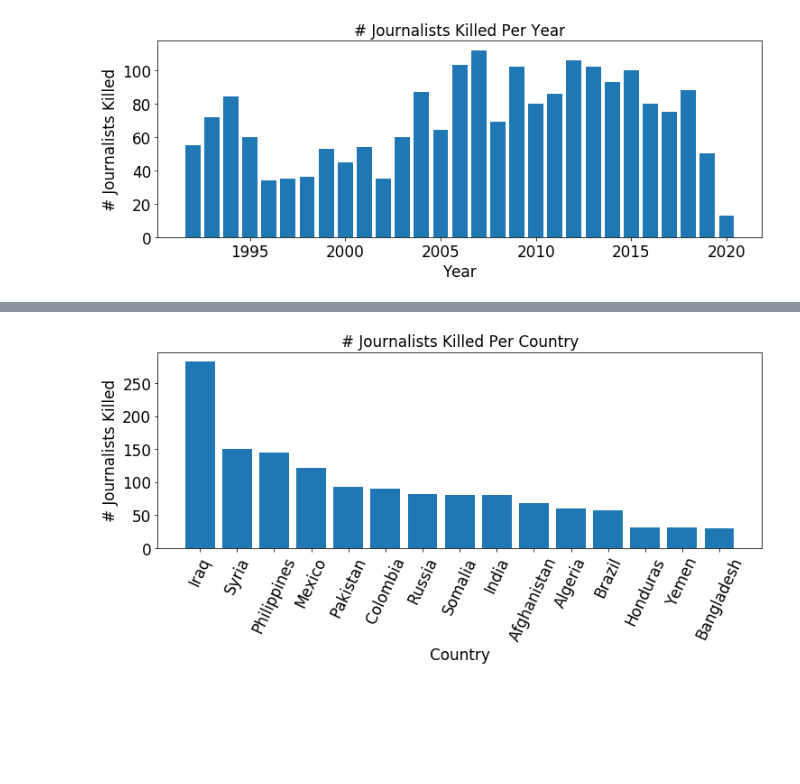
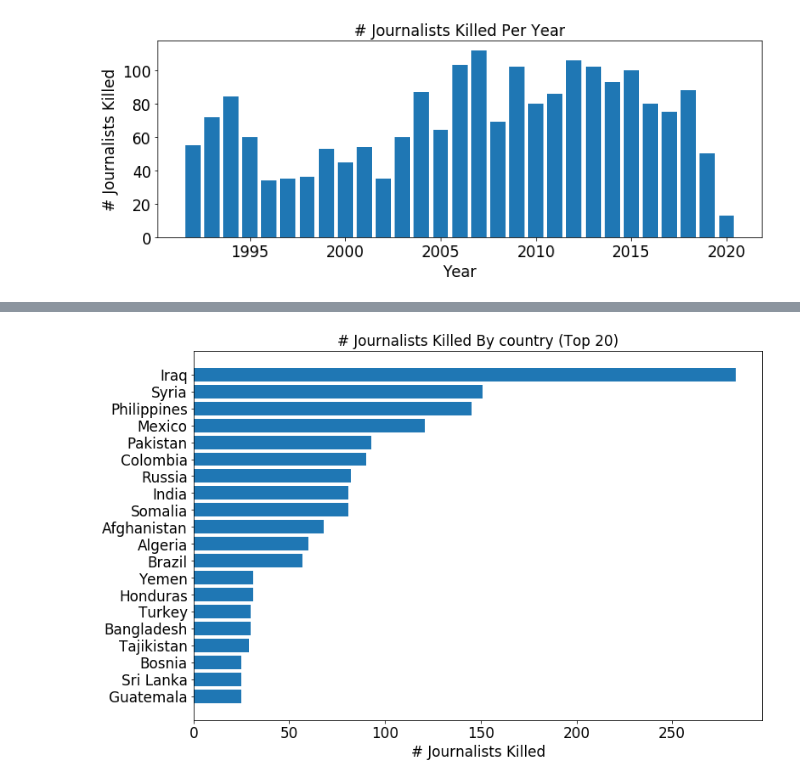
Before and after one commit to andypicke/Journalists-Under-Fire, a Jupyter notebook: notebooks/CPJ_Journalists_Killed_EDA.ipynb, the cells around one changed output, grey strips where cells are left out. Drawn from its saved outputs; the diff is of its cells as text; code cells hidden in the pictures; blank space fills up the shorter version.

```diff
--- a/notebooks/CPJ_Journalists_Killed_EDA.ipynb
+++ b/notebooks/CPJ_Journalists_Killed_EDA.ipynb
@@ -46,8 +46,7 @@ dtypes: float64(11), int64(1), object(31)
 memory usage: 683.1+ KB
 # %%
 # drop columns with all nulls
-drop_cols=['sortName','secondaryNationality','tertiaryNationality','charges','motive','lengthOfSentence','healthProblems','impCountry','entry','sentenceDate','sentence','locationImprisoned']
-cpj.drop(drop_cols,axis=1,inplace=True)
+cpj.dropna(axis=1, how='all', inplace=True)
 cpj.info()
 # %% [output]
 <class 'pandas.core.frame.DataFrame'>
@@ -440 +459,16 @@ Name: threatened, dtype: int64
+# %%
+def plot_hbar_category_count(df, col_name, topN=None, dropna=False):
+    '''
+    Make a horizontal bar chart of category counts for a specified column in dataframe
+    '''
+    df_count = category_count_df_one_column(df, col_name, topN, dropna=False)
+    fig, ax = plt.subplots(1,figsize=(12,8))
+    ax.barh(df_count[col_name], df_count['Count'])
+    ax.set_xlabel('# Journalists Killed')
+    if topN:
+        ax.set_title('# Journalists Killed By ' + col_name + ' (Top ' + str(topN) +')')
+    else:
+        ax.set_title('# Journalists Killed By ' + col_name)
+    ax.invert_yaxis()
+    return
 # %%
@@ -454,15 +540,14 @@ plt.savefig('../images/TotalDeathsVsYear.png',bbox_inches='tight')
 # %%
-cpj_GB_country_count = cpj.groupby('country').count().reset_index().loc[:,['country','year']].sort_values('year',ascending=False).head(15)
-cpj_GB_country_count.rename(columns={'year':'Count'},inplace=True)
+#cpj_GB_country_count = category_count_df_one_column(cpj,'country',20)
 
+#fig, ax = plt.subplots(1,figsize=(12,8))
+#ax.barh(cpj_GB_country_count['country'],cpj_GB_country_count['Count'])
+#ax.set_xlabel('# Journalists Killed')
+#ax.set_title('# Journalists Killed Per Country (Top 20)')
+#ax.invert_yaxis()
 
-fig, ax = plt.subplots(1,figsize=(12,4))
-ax.bar(cpj_GB_country_count['country'],cpj_GB_country_count['Count'])
-ax.set_xlabel('Country')
-ax.set_ylabel('# Journalists Killed')
-ax.set_title('# Journalists Killed Per Country')
-plt.xticks(rotation=65)
+plot_hbar_category_count(cpj, 'country', 20)
 
 plt.savefig('../images/TotalDeathsByCountry.png',bbox_inches='tight')
 # %% [output]
-[figure, old version]
+[figure, new version]
```
Also changed, not shown: parts of 24 cells of this notebook.
